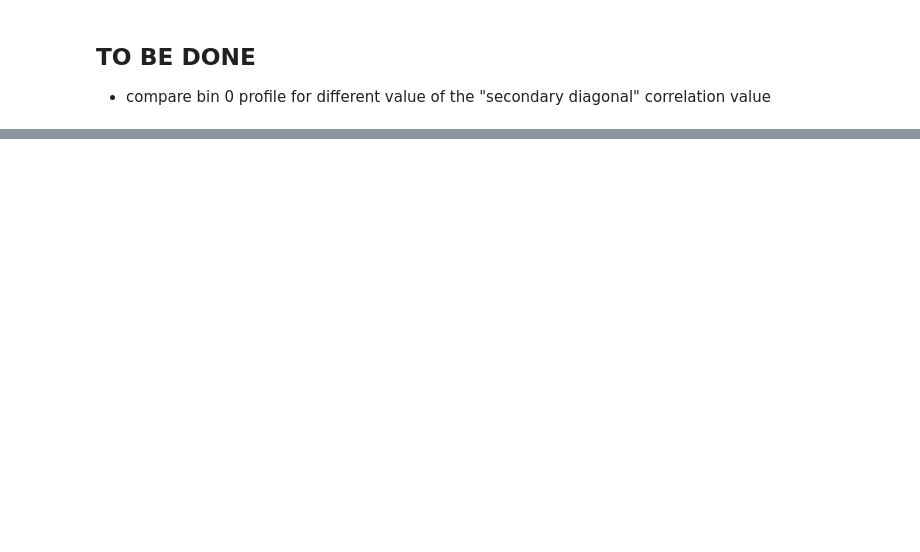
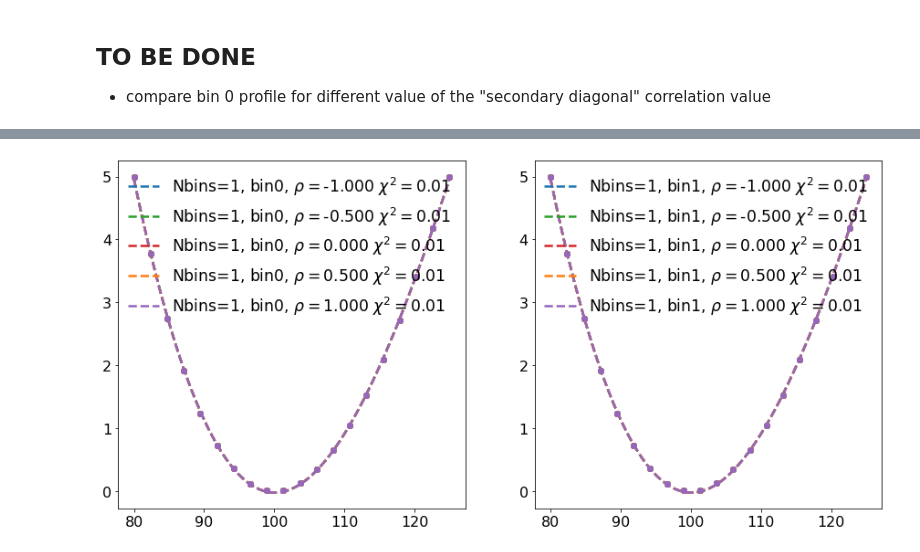
Before and after one commit to rmadar/unfoldcorr, a Jupyter notebook: studies/SanityCheckTwiceMeas.ipynb, the cells around one changed output, grey strips where cells are left out. Drawn from its saved outputs; the diff is of its cells as text; code cells hidden in the pictures; blank space fills up the shorter version.

```diff
--- a/studies/SanityCheckTwiceMeas.ipynb
+++ b/studies/SanityCheckTwiceMeas.ipynb
@@ -185,0 +215,13 @@ plotErrorBarRatio(Xs, POIs, POIsCorr)
+# %%
+# Compare different correlation values
+colors = ['tab:blue', 'tab:green', 'tab:red', 'tab:orange', 'tab:purple'] * 10
+plt.figure(figsize=(15, 7))
+plt.subplot(1, 2, 1)
+for r, c in zip(np.linspace(-1, 1, 5), colors):
+    addProfileBin(1, iPOI=0, rho=r, color=c)
+
+plt.subplot(1, 2, 2)
+for r, c in zip(np.linspace(-1, 1, 5), colors):
+    addProfileBin(1, iPOI=1, rho=r, color=c)
+# %% [output]
+[figure, added]
```
Also changed, not shown: parts of 18 cells of this notebook, 3 other files.
